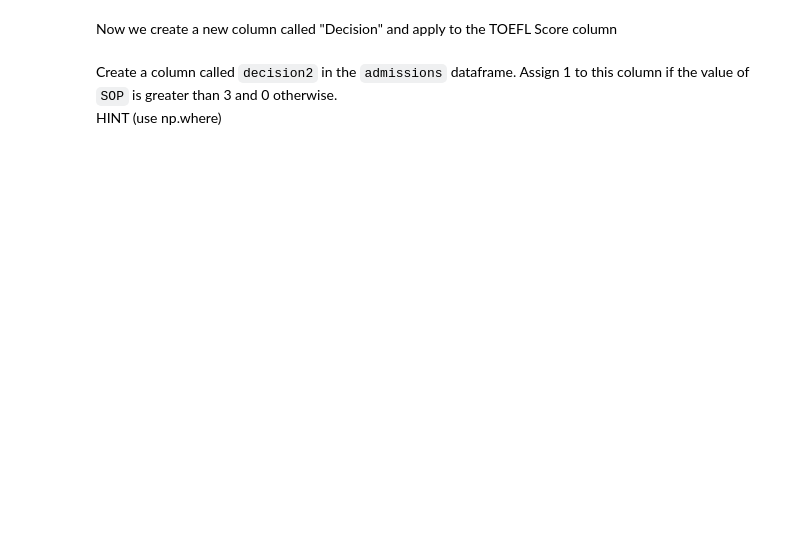
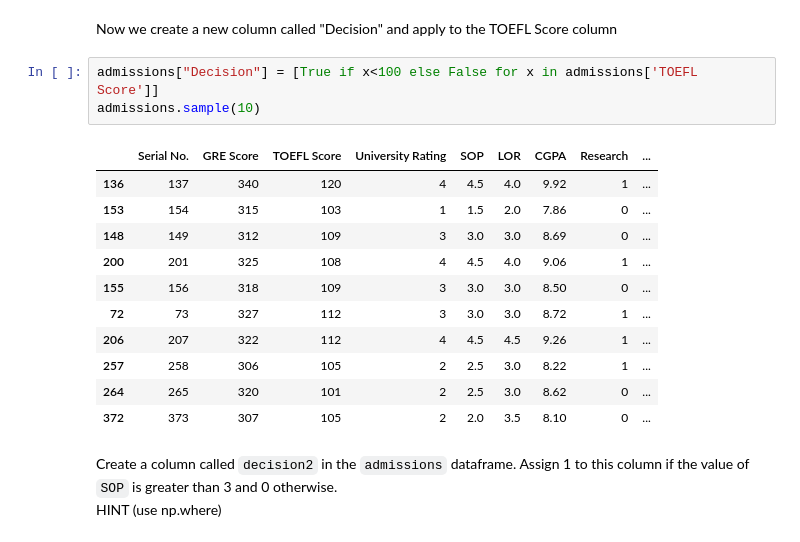
Before and after one commit to Ironhack-Data-Madrid-Enero-2022/lab-pandas, a Jupyter notebook: your-code/pandas_1.ipynb, the cells around one changed output. Drawn from its saved outputs; the diff is of its cells as text; blank space fills up the shorter version.

```diff
--- a/your-code/pandas_1.ipynb
+++ b/your-code/pandas_1.ipynb
@@ -264,5 +293,20 @@ To do this, we first create a function that receives an argument. The function w
 # %% [markdown]
 Now we create a new column called "Decision" and apply to the TOEFL Score column
+# %%
+admissions["Decision"] = [True if x<100 else False for x in admissions['TOEFL Score']]
+admissions.sample(10)
+# %% [output]
+|  | Serial No. | GRE Score | TOEFL Score | University Rating | SOP | LOR | CGPA | Research | ... |
+| 136 | 137 | 340 | 120 | 4 | 4.5 | 4.0 | 9.92 | 1 | ... |
+| 153 | 154 | 315 | 103 | 1 | 1.5 | 2.0 | 7.86 | 0 | ... |
+| 148 | 149 | 312 | 109 | 3 | 3.0 | 3.0 | 8.69 | 0 | ... |
+| 200 | 201 | 325 | 108 | 4 | 4.5 | 4.0 | 9.06 | 1 | ... |
+| 155 | 156 | 318 | 109 | 3 | 3.0 | 3.0 | 8.50 | 0 | ... |
+| 72 | 73 | 327 | 112 | 3 | 3.0 | 3.0 | 8.72 | 1 | ... |
+| 206 | 207 | 322 | 112 | 4 | 4.5 | 4.5 | 9.26 | 1 | ... |
+| 257 | 258 | 306 | 105 | 2 | 2.5 | 3.0 | 8.22 | 1 | ... |
+| 264 | 265 | 320 | 101 | 2 | 2.5 | 3.0 | 8.62 | 0 | ... |
+| 372 | 373 | 307 | 105 | 2 | 2.0 | 3.5 | 8.10 | 0 | ... |
 # %% [markdown]
 Create a column called `decision2` in the `admissions` dataframe. Assign 1 to this column if the value of `SOP` is greater than 3 and 0 otherwise.
 HINT (use np.where)
```
Also changed, not shown: parts of 5 cells of this notebook.
